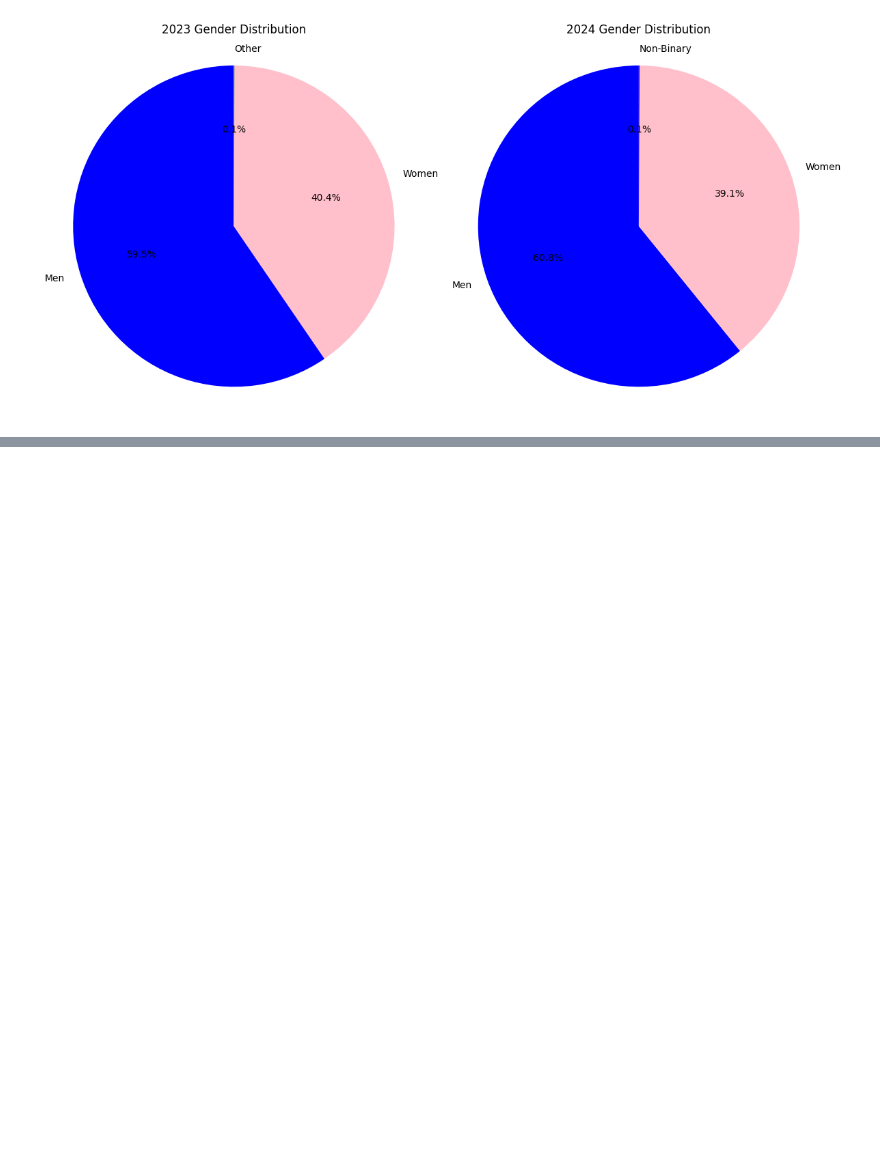
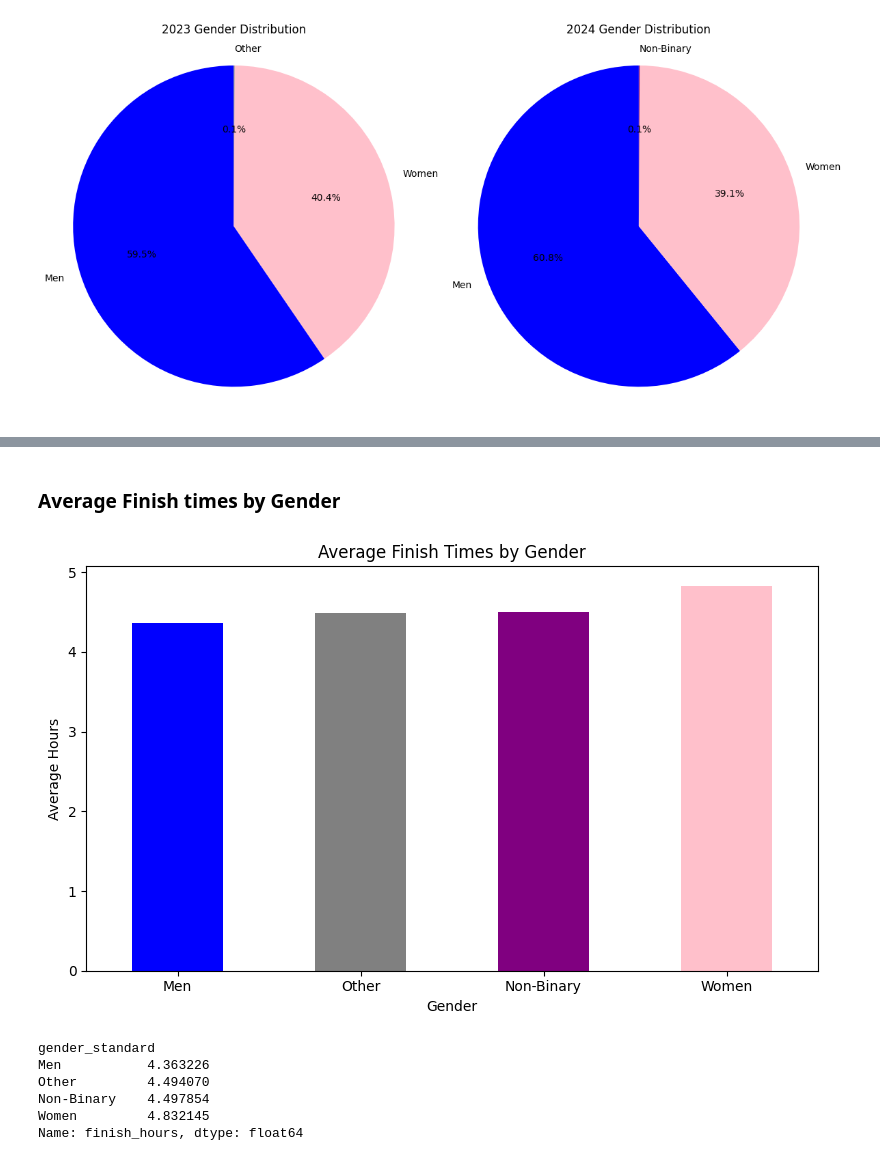
Before and after one commit to kimchiyama/Exploring_Marathon_Trends, a Jupyter notebook: notebooks/analysis.ipynb, the cells around one changed output, grey strips where cells are left out. Drawn from its saved outputs; the diff is of its cells as text; code cells hidden in the pictures; blank space fills up the shorter version.

```diff
--- a/notebooks/analysis.ipynb
+++ b/notebooks/analysis.ipynb
@@ -580,0 +634,34 @@ plt.show()
+# %% [markdown]
+### Average Finish times by Gender
+# %%
+#Average finish times by gender
+avg_finish_gender = combined_results.groupby('gender_standard')['finish_hours'].mean()
+
+#Sorting by fastest
+avg_finish_gender = avg_finish_gender.sort_values()
+# %%
+colors = {
+    'Men': 'blue',
+    'Women': 'pink',
+    'Non-Binary': 'purple',
+    'Other': 'gray'
+}
+# %%
+#Plot
+avg_finish_gender.plot(kind = 'bar', color = [colors.get(g, 'gray') for g in avg_finish_gender.index], figsize = (8, 5))
+plt.title('Average Finish Times by Gender')
+plt.xlabel('Gender')
+plt.ylabel('Average Hours')
+plt.xticks(rotation = 0)
+plt.tight_layout()
+plt.show()
+
+avg_finish_gender
+# %% [output]
+[figure, added]
+gender_standard
+Men           4.363226
+Other         4.494070
+Non-Binary    4.497854
+Women         4.832145
+Name: finish_hours, dtype: float64
```
Also changed, not shown: parts of 21 cells of this notebook.
